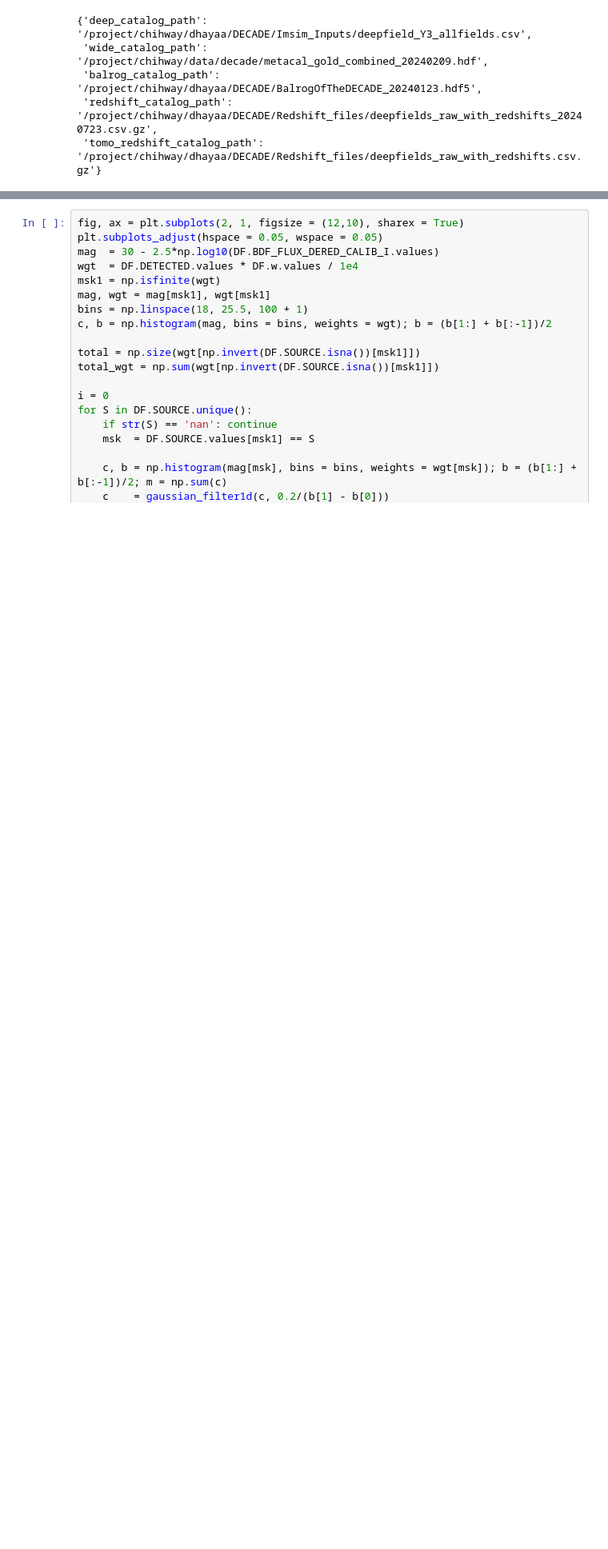
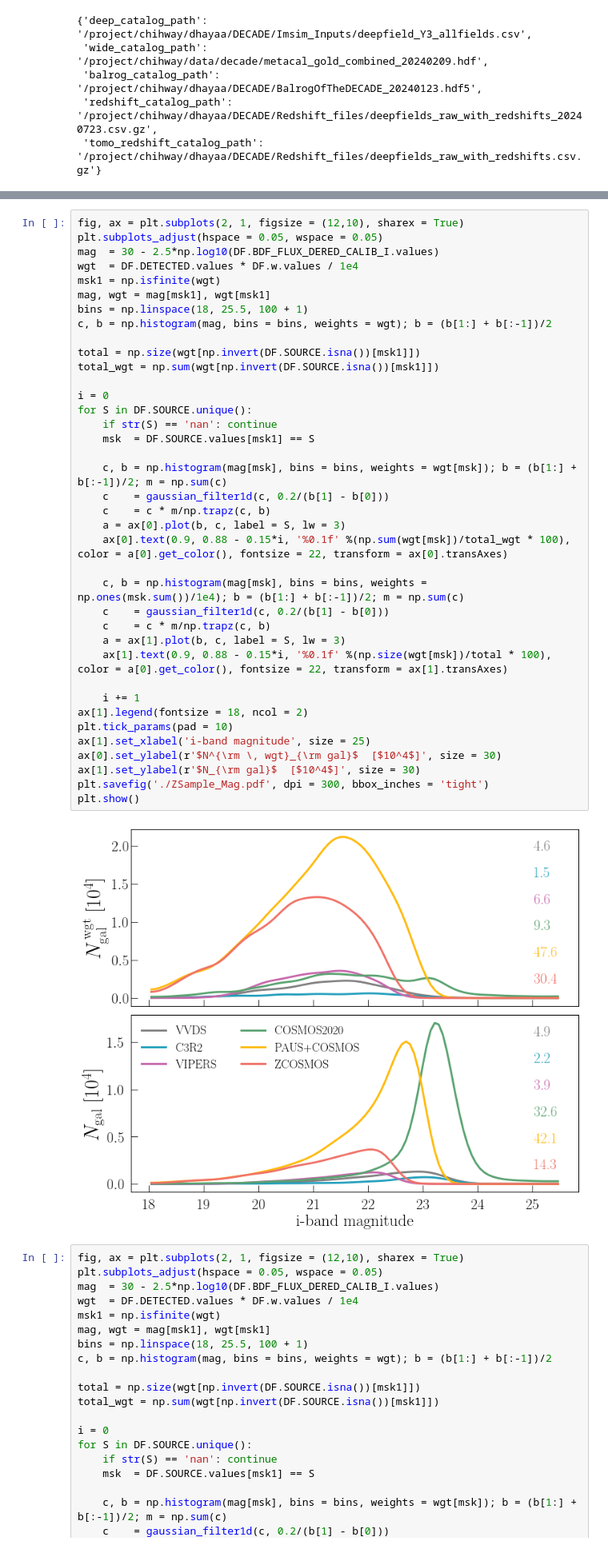
Before and after one commit to DhayaaAnbajagane/CosmicShearPhotoZ, a Jupyter notebook: paper_plots/Redshift_Sample.ipynb, the cells around one changed output, grey strips where cells are left out. Shown: that part at 80% size. Cells and saved outputs as stored; diff of their text form; blank space fills up the shorter version.

```diff
--- a/paper_plots/Redshift_Sample.ipynb
+++ b/paper_plots/Redshift_Sample.ipynb
@@ -84,3 +84,43 @@ Function get_shear_weights took 15.176 seconds to run.
+# %%
+fig, ax = plt.subplots(2, 1, figsize = (12,10), sharex = True)
+plt.subplots_adjust(hspace = 0.05, wspace = 0.05)
+mag  = 30 - 2.5*np.log10(DF.BDF_FLUX_DERED_CALIB_I.values)
+wgt  = DF.DETECTED.values * DF.w.values / 1e4
+msk1 = np.isfinite(wgt)
+mag, wgt = mag[msk1], wgt[msk1]
+bins = np.linspace(18, 25.5, 100 + 1)
+c, b = np.histogram(mag, bins = bins, weights = wgt); b = (b[1:] + b[:-1])/2
+
+total = np.size(wgt[np.invert(DF.SOURCE.isna())[msk1]])
+total_wgt = np.sum(wgt[np.invert(DF.SOURCE.isna())[msk1]])
+
+i = 0
+for S in DF.SOURCE.unique():
+    if str(S) == 'nan': continue
+    msk  = DF.SOURCE.values[msk1] == S
+
+    c, b = np.histogram(mag[msk], bins = bins, weights = wgt[msk]); b = (b[1:] + b[:-1])/2; m = np.sum(c)
+    c    = gaussian_filter1d(c, 0.2/(b[1] - b[0]))
+    c    = c * m/np.trapz(c, b)
+    a = ax[0].plot(b, c, label = S, lw = 3)
+    ax[0].text(0.9, 0.88 - 0.15*i, '%0.1f' %(np.sum(wgt[msk])/total_wgt * 100), color = a[0].get_color(), fontsize = 22, transform = ax[0].transAxes)
+
+    c, b = np.histogram(mag[msk], bins = bins, weights = np.ones(msk.sum())/1e4); b = (b[1:] + b[:-1])/2; m = np.sum(c)
+    c    = gaussian_filter1d(c, 0.2/(b[1] - b[0]))
+    c    = c * m/np.trapz(c, b)
+    a = ax[1].plot(b, c, label = S, lw = 3)
+    ax[1].text(0.9, 0.88 - 0.15*i, '%0.1f' %(np.size(wgt[msk])/total * 100), color = a[0].get_color(), fontsize = 22, transform = ax[1].transAxes)
+
+    i += 1
+ax[1].legend(fontsize = 18, ncol = 2)
+plt.tick_params(pad = 10)
+ax[1].set_xlabel('i-band magnitude', size = 25)
+ax[0].set_ylabel(r'$N^{\rm \, wgt}_{\rm gal}$  [$10^4$]', size = 30)
+ax[1].set_ylabel(r'$N_{\rm gal}$  [$10^4$]', size = 30)
+plt.savefig('./ZSample_Mag.pdf', dpi = 300, bbox_inches = 'tight')
+plt.show()
+# %% [output]
+[figure, added]
 # %%
 fig, ax = plt.subplots(2, 1, figsize = (12,10), sharex = True)
 plt.subplots_adjust(hspace = 0.05, wspace = 0.05)
```
Also changed, not shown: parts of 3 cells of this notebook.
